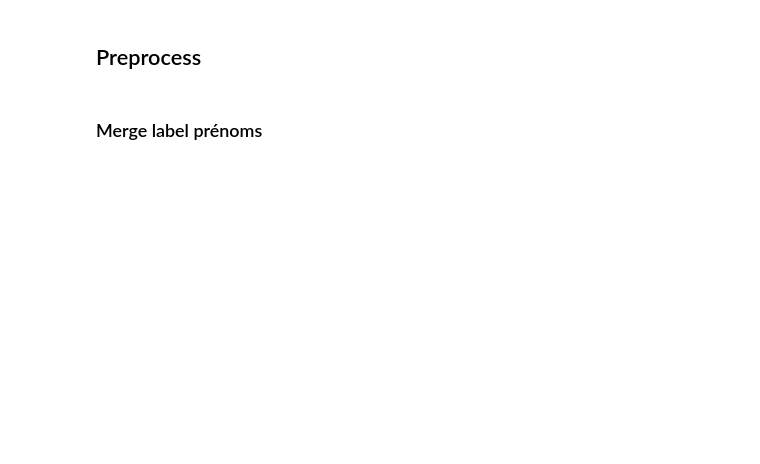
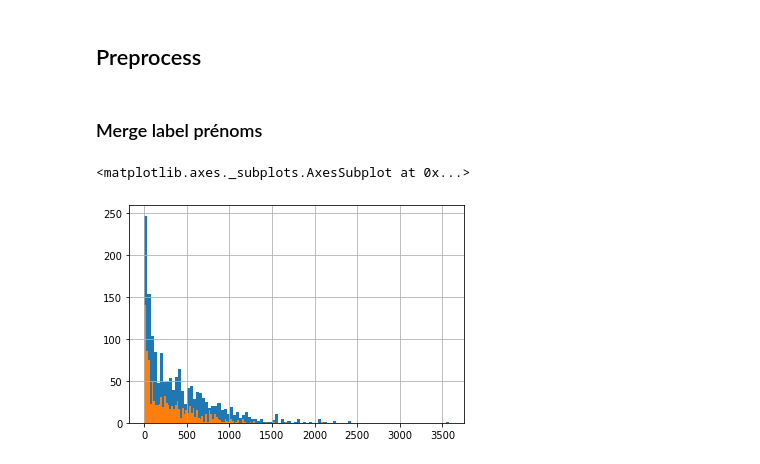
Before and after one commit to pihk94/NLP_brouillon, a Jupyter notebook: ESSAI_SCRAP.ipynb, the cells around one changed output. Cells and saved outputs as stored; diff of their text form; code cells hidden in the pictures; blank space fills up the shorter version.

```diff
--- a/ESSAI_SCRAP.ipynb
+++ b/ESSAI_SCRAP.ipynb
@@ -21,10 +21,6 @@ for i in range(20):
             unique_id.append(link.get('href').split('/')[2].split('-')[0])
             speech_type.append('Déclaration')
             time.sleep(1)
-    link = 'https://www.vie-publique.fr/discours' +'?page='+ str(i)
-    page_resp=requests.get(link, timeout=5)
-    content= bs(page_resp.content,'html.parser')
-    for link in content.find_all("a", class_='link-multiple'):
         if link.find('span').text.startswith('Interview'):
             link_list.append('https://www.vie-publique.fr'+ link.get('href'))
             unique_id.append(link.get('href').split('/')[2].split('-')[0])
@@ -116,5 +116,6 @@ len(titre),len(fonct),len(date),len(merge_id),len(theme),len(prenom)
 # %%
 DATA =pd.DataFrame({'titre':titre,
+                    'speech_type':speech_type,
                     'prenom':prenom,
                     'nom' : nom,
                     'date':date,
@@ -130,4 +136,4 @@ mots_cle=[mot.split(' ') for mot in mots_cle]
 # %%
 MOTS_CLE=pd.DataFrame(data=mots_cle)
-DATA=pd.concat([DATA,MOTS_CLE],axis=1)
+#DATA=pd.concat([DATA,MOTS_CLE],axis=1)
 # Renommer en dynamique. Soucis avec les 'DE'... a regarder
@@ -152,6 +190,10 @@ prenoms=prenoms[['preusuel','sexe']]
 DATA=DATA.merge(prenoms, left_on='prenom',right_on='preusuel')
 # %%
 #Statistiques
-DATA.discours.apply(len).hist(bins=100)
+DATA.discours[DATA.speech_type=='Interview'][DATA.sexe==1].apply(len).hist(bins=100)
+DATA.discours[DATA.speech_type=='Interview'][DATA.sexe==2].apply(len).hist(bins=100)
+# %% [output]
+<matplotlib.axes._subplots.AxesSubplot at 0x...>
+[figure, added]
 # %%
 DATA[DATA.discours.apply(len)>8000] # Ici problème avec pas d'espace ... comment faire ?
```
Also changed, not shown: parts of 17 cells of this notebook.
